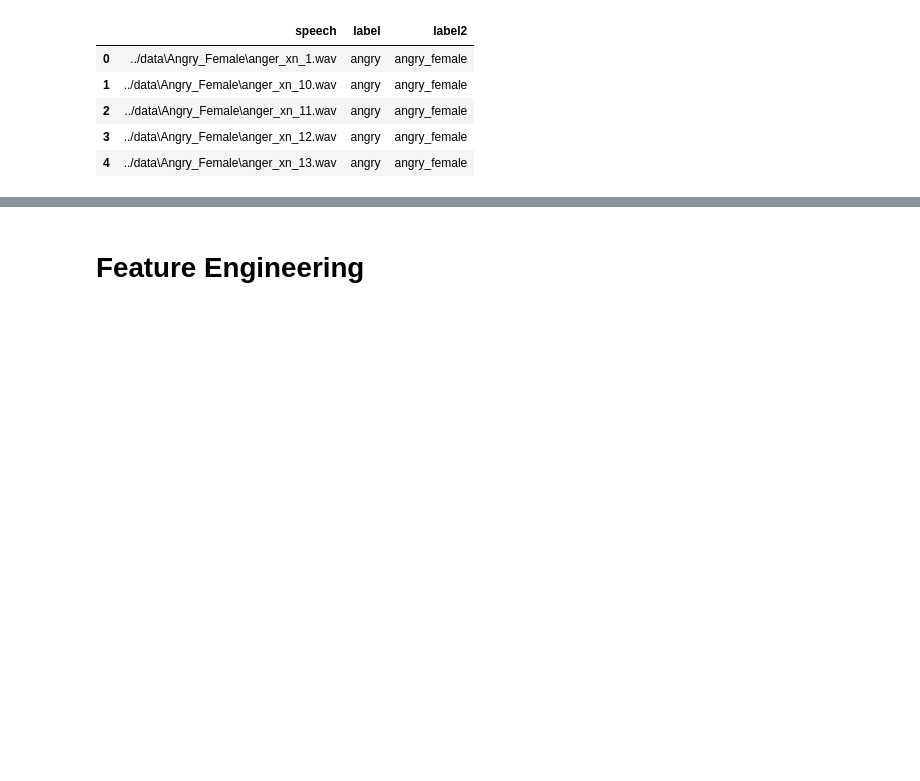
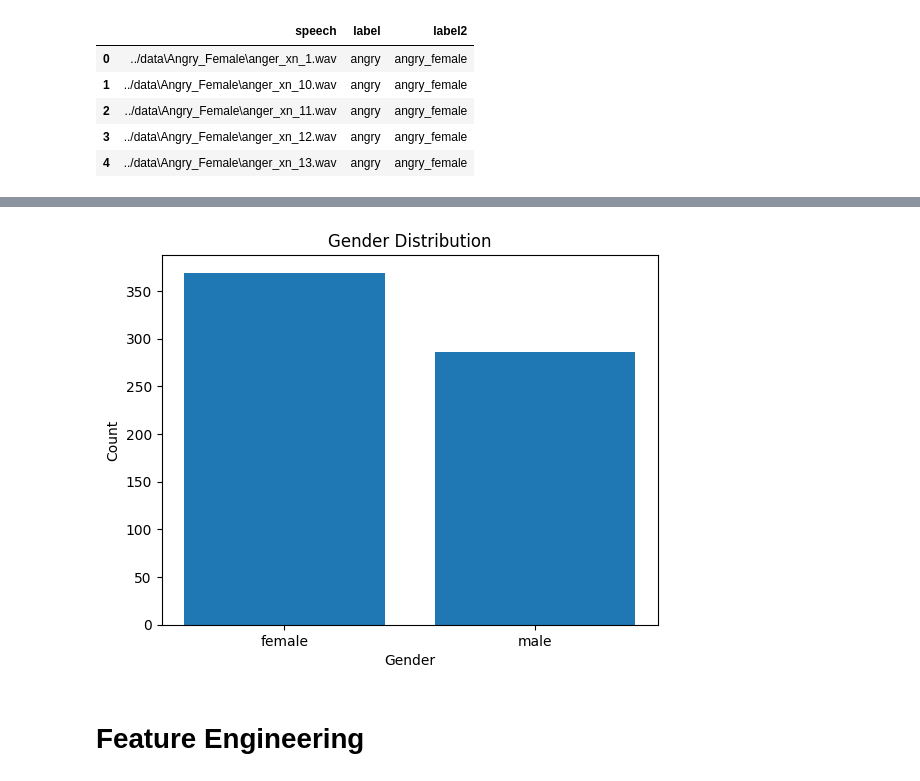
Before and after one commit to marcuslim835/IS4242-Group-3, a Jupyter notebook: Notebooks/Feature_selection.ipynb, the cells around one changed output, grey strips where cells are left out. Drawn from its saved outputs; the diff is of its cells as text; code cells hidden in the pictures; blank space fills up the shorter version.

Commit message:
Added gender bar chart

```diff
--- a/Notebooks/Feature_selection.ipynb
+++ b/Notebooks/Feature_selection.ipynb
@@ -69,0 +54,4 @@ df.head()
+# %%
+eda = df
+eda['gender'] = eda['label2'].apply(lambda x: x.split('_')[1])
+eda.head()
@@ -70,3 +65,20 @@ df.head()
+# %%
+import matplotlib.pyplot as plt
+
+gender_counts = eda['gender'].value_counts()
+
+# Create a bar chart
+plt.bar(gender_counts.index, gender_counts)
+
+# Add labels and title
+plt.xlabel('Gender')
+plt.ylabel('Count')
+plt.title('Gender Distribution')
+
+# Display the plot
+plt.show()
+# %% [output]
+[figure, added]
 # %% [markdown]
 # Feature Engineering
 # %%
```
Also changed, not shown: parts of 3 cells of this notebook.
